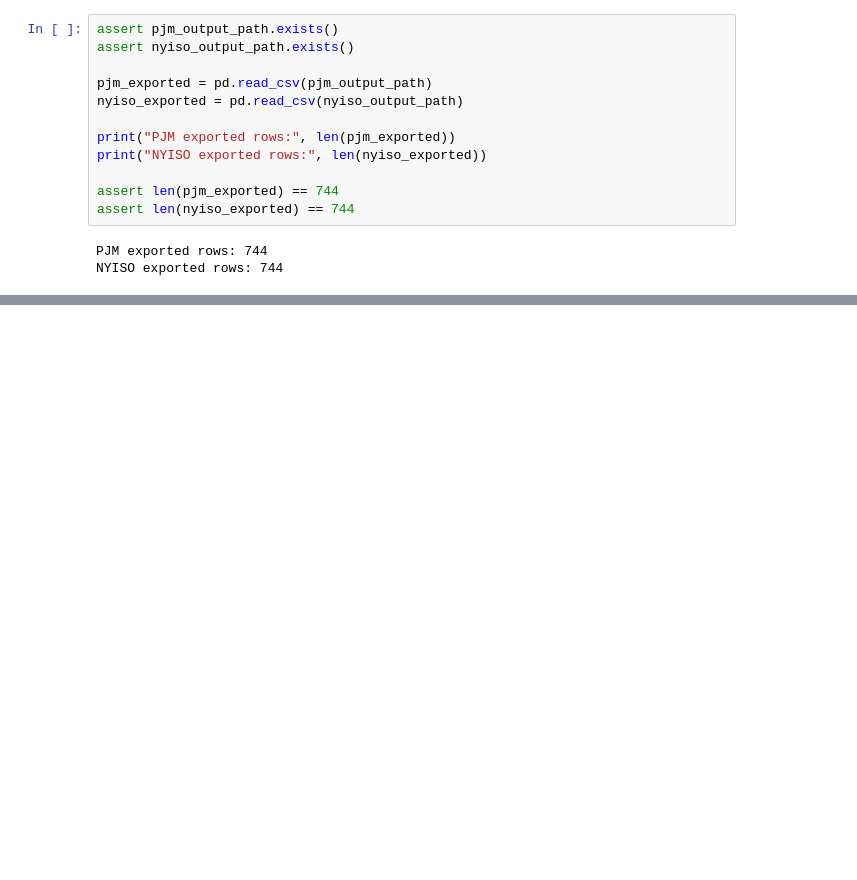
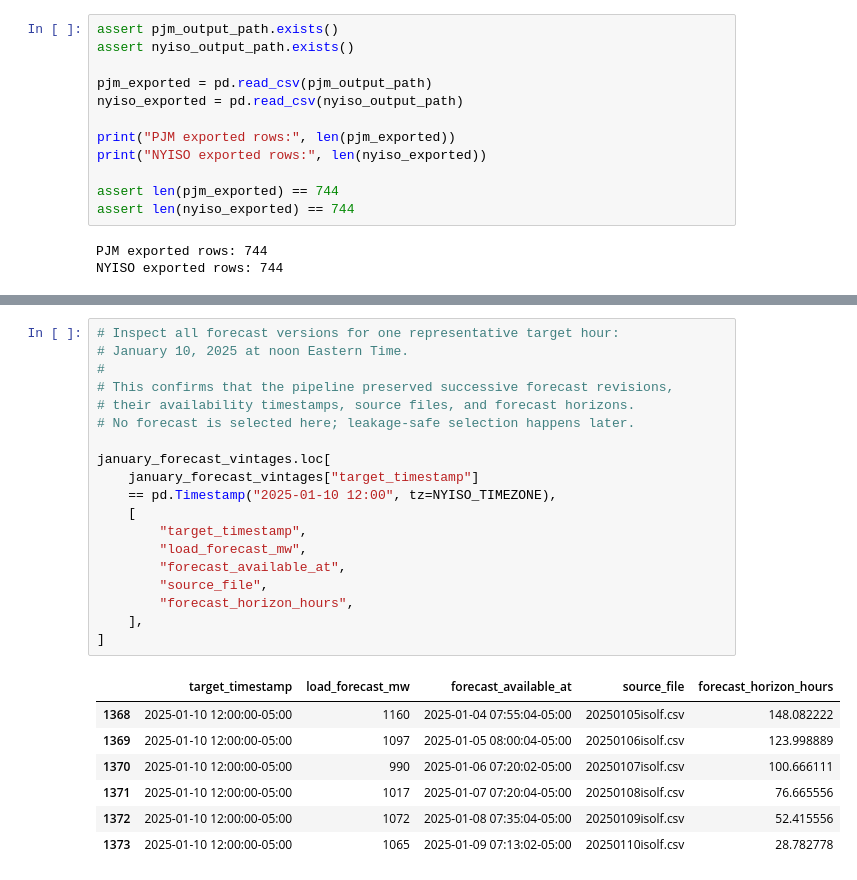
Before and after one commit to greerda/electricity-price-forecasting, a Jupyter notebook: notebooks/02_data_cleaning.ipynb, the cells around one changed output, grey strips where cells are left out. Drawn from its saved outputs; the diff is of its cells as text; blank space fills up the shorter version.

```diff
--- a/notebooks/02_data_cleaning.ipynb
+++ b/notebooks/02_data_cleaning.ipynb
@@ -784,0 +1224,27 @@ NYISO exported rows: 744
+# %%
+# Inspect all forecast versions for one representative target hour:
+# January 10, 2025 at noon Eastern Time.
+#
+# This confirms that the pipeline preserved successive forecast revisions,
+# their availability timestamps, source files, and forecast horizons.
+# No forecast is selected here; leakage-safe selection happens later.
+
+january_forecast_vintages.loc[
+    january_forecast_vintages["target_timestamp"]
+    == pd.Timestamp("2025-01-10 12:00", tz=NYISO_TIMEZONE),
+    [
+        "target_timestamp",
+        "load_forecast_mw",
+        "forecast_available_at",
+        "source_file",
+        "forecast_horizon_hours",
+    ],
+]
+# %% [output]
+|  | target_timestamp | load_forecast_mw | forecast_available_at | source_file | forecast_horizon_hours |
+| 1368 | 2025-01-10 12:00:00-05:00 | 1160 | 2025-01-04 07:55:04-05:00 | 20250105isolf.csv | 148.082222 |
+| 1369 | 2025-01-10 12:00:00-05:00 | 1097 | 2025-01-05 08:00:04-05:00 | 20250106isolf.csv | 123.998889 |
+| 1370 | 2025-01-10 12:00:00-05:00 | 990 | 2025-01-06 07:20:02-05:00 | 20250107isolf.csv | 100.666111 |
+| 1371 | 2025-01-10 12:00:00-05:00 | 1017 | 2025-01-07 07:20:04-05:00 | 20250108isolf.csv | 76.665556 |
+| 1372 | 2025-01-10 12:00:00-05:00 | 1072 | 2025-01-08 07:35:04-05:00 | 20250109isolf.csv | 52.415556 |
+| 1373 | 2025-01-10 12:00:00-05:00 | 1065 | 2025-01-09 07:13:02-05:00 | 20250110isolf.csv | 28.782778 |
```
Also changed, not shown: parts of 31 cells of this notebook, 5 other files.
